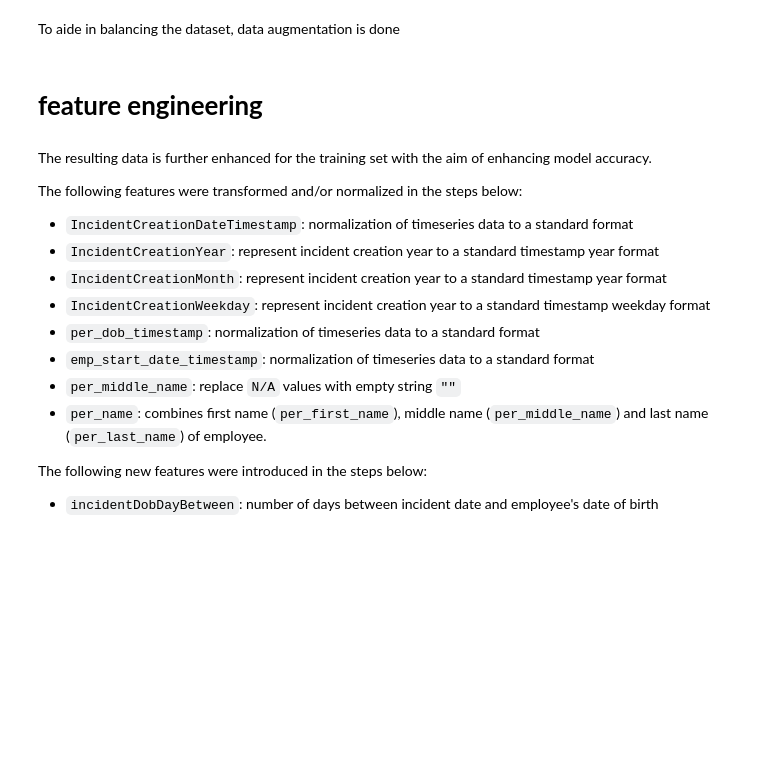
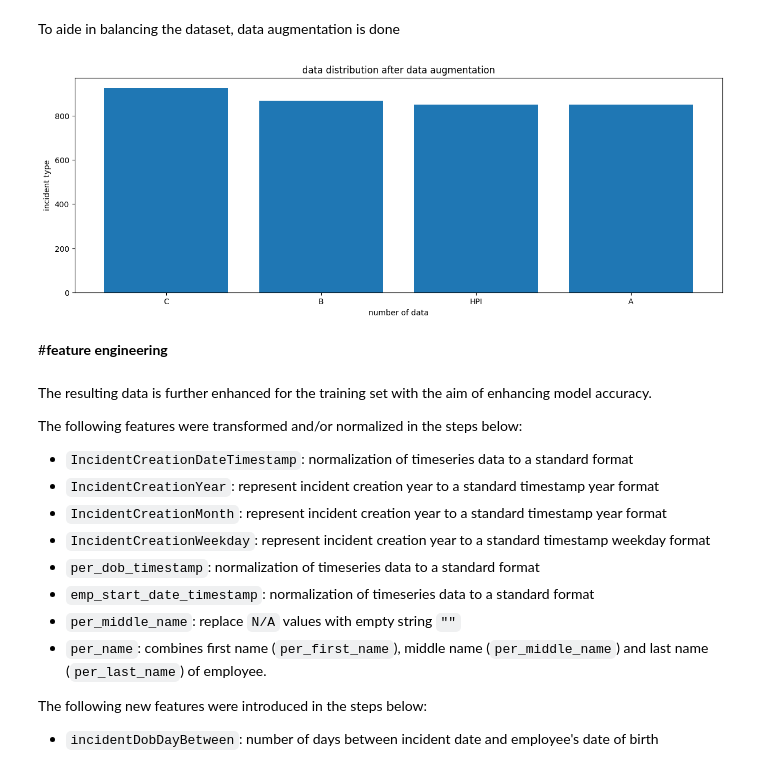
Before and after one commit to happym233/SOEN6111, a Jupyter notebook: documents/Project_6_Team_2_.ipynb, the cells around one changed output. Saved outputs shown, nothing was run; the diff lists cells and outputs as text; code cells hidden in the pictures; blank space fills up the shorter version.

Commit message:
docs: Update project data model file

```diff
--- a/documents/Project_6_Team_2_.ipynb
+++ b/documents/Project_6_Team_2_.ipynb
@@ -323,7 +422,7 @@ plot_data_distribution(cleaned_incident_data, 'incidentType', 'data distribution
 # %% [markdown]
 To aide in balancing the dataset, data augmentation is done
 # %%
-def data_augmentation(incidents_data):
+def data_augmentaion(incidents_data):
     counts = incidents_data['incidentType'].value_counts()
     duplicated_data = []
     for label in counts.index:
@@ -336,13 +435,15 @@ def data_augmentation(incidents_data):
     augmented_df = augmented_df.sample(frac=1)
     return augmented_df
 # %%
-cleaned_incident_data = data_augmentation(cleaned_incident_data)
+cleaned_incident_data = data_augmentaion(cleaned_incident_data)
 plot_data_distribution(cleaned_incident_data, 'incidentType', 'data distribution after data augmentation', 'incident type', 'number of data', (15, 5))
 cleaned_incident_data.to_csv("resources/cleaned_incident_data.csv", encoding='utf-8', index=False)
+# %% [output]
+[figure, added]
 # %%
 database_connection.close()
 # %% [markdown]
-# **feature engineering**
+#**feature engineering**
 # %% [markdown]
 The resulting data is further enhanced for the training set with the aim of enhancing model accuracy.
 
```
Also changed, not shown: parts of 61 cells of this notebook.
